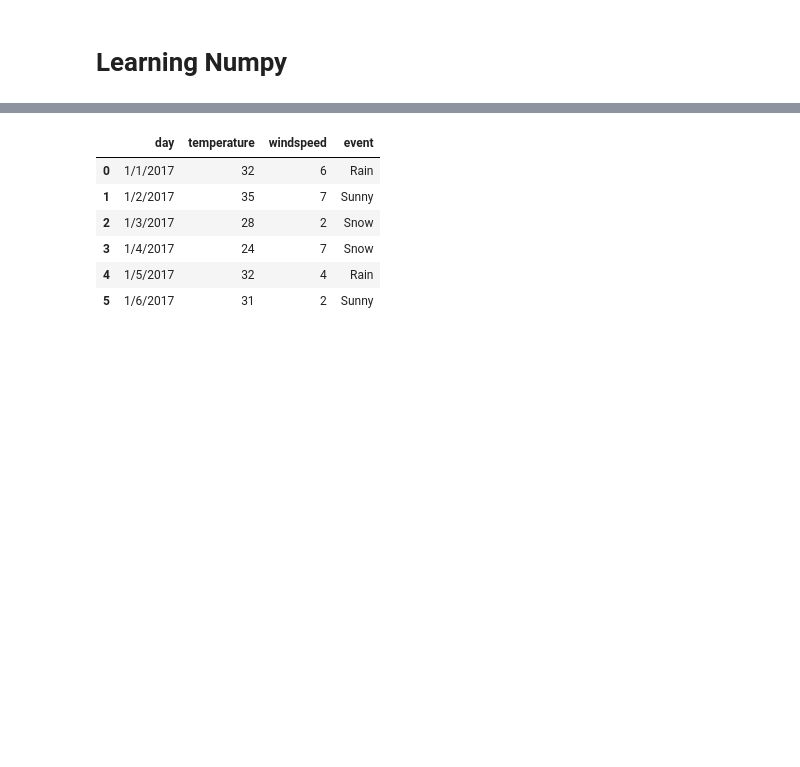
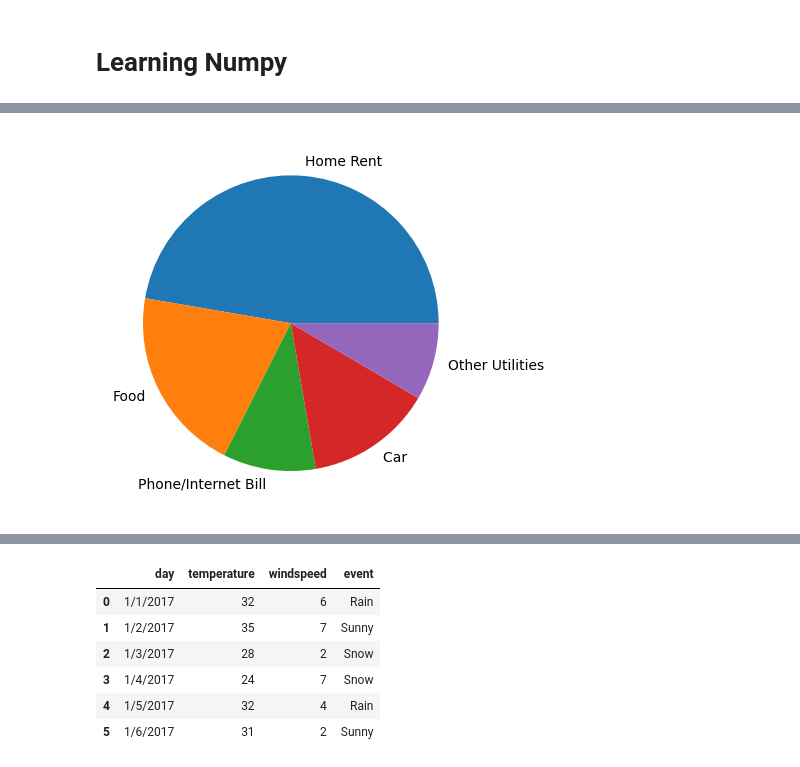
Before and after one commit to nomankhokhar/data_science_learning, a Jupyter notebook: main.ipynb, the cells around one changed output, grey strips where cells are left out. Cells and saved outputs as stored; diff of their text form; code cells hidden in the pictures; blank space fills up the shorter version.

```diff
--- a/main.ipynb
+++ b/main.ipynb
@@ -770,0 +768,9 @@ plt.hist(blood_sugar, bins=[80,100,125,150], rwidth=0.95, orientation='horizonta
+# %%
+exp_vals = [1400,600,300,410,250]
+exp_labels = ["Home Rent","Food","Phone/Internet Bill","Car ","Other Utilities"]
+
+
+plt.pie(exp_vals, labels=exp_labels)
+plt.show()
+# %% [output]
+[figure, added]
```
Also changed, not shown: parts of 44 cells of this notebook.
